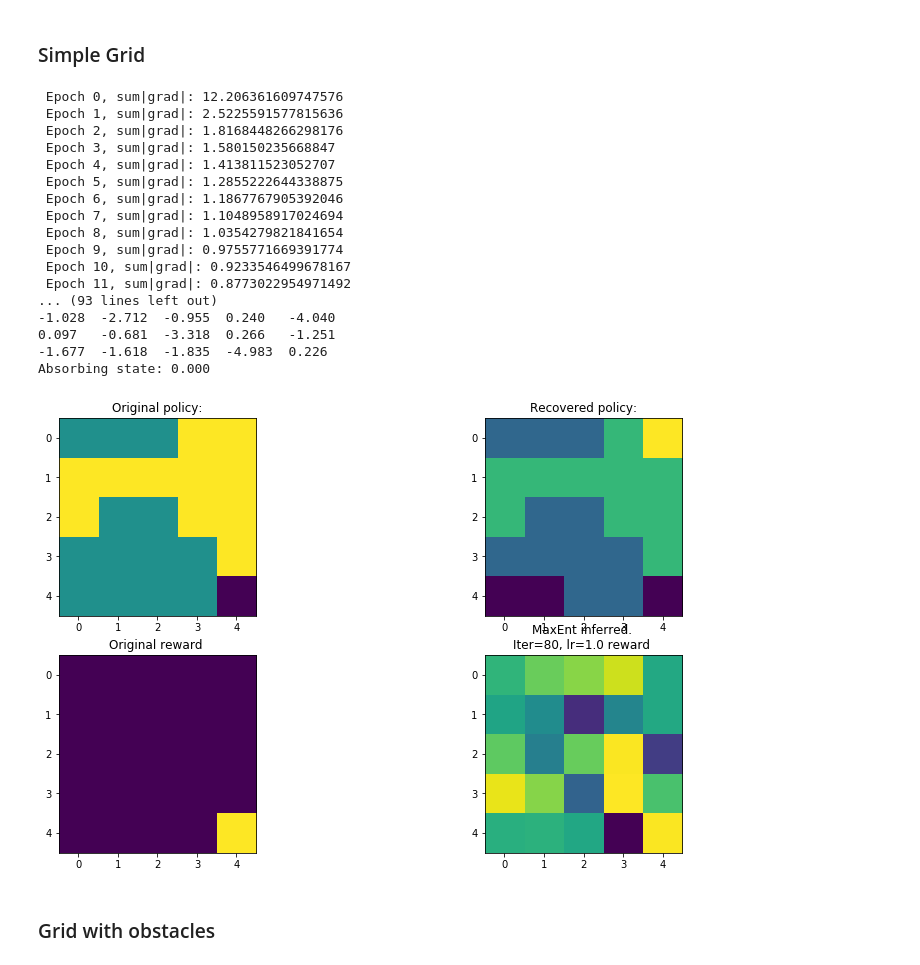
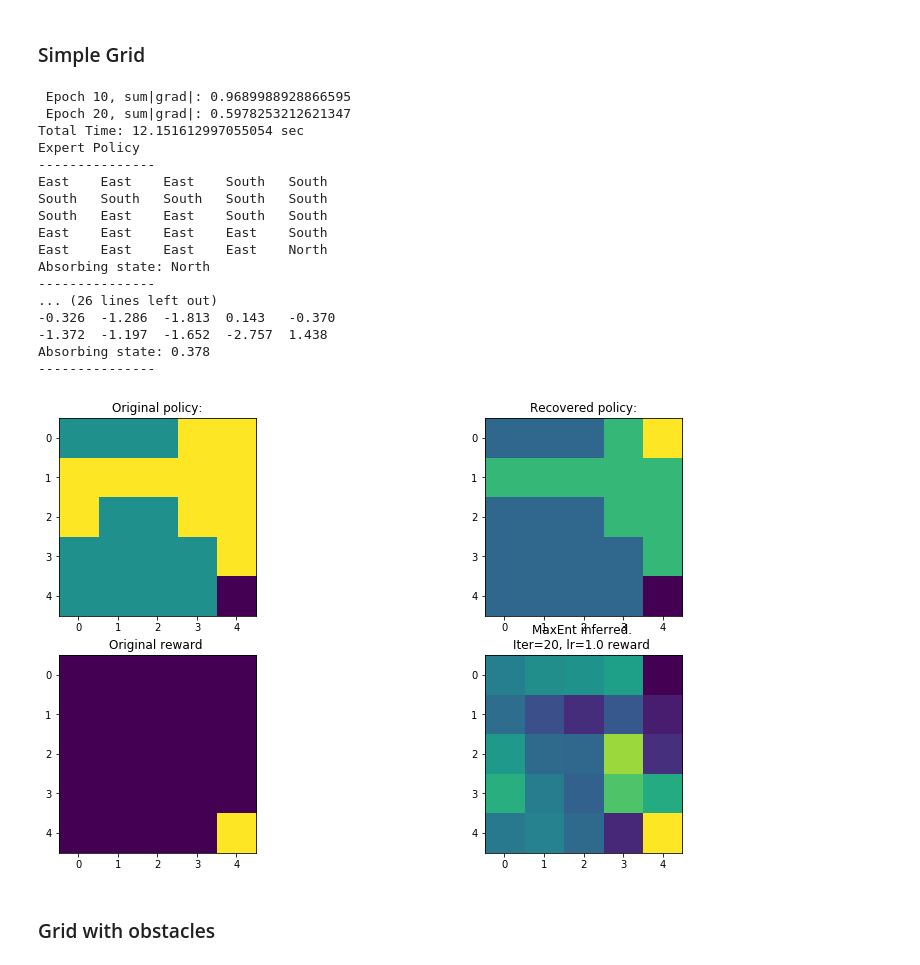
Before and after one commit to yrevar/inverse_rl, a Jupyter notebook: environments/IRL_Experiments.ipynb, the cells around one changed output. Cells and saved outputs as stored; diff of their text form; code cells hidden in the pictures.

```diff
--- a/environments/IRL_Experiments.ipynb
+++ b/environments/IRL_Experiments.ipynb
@@ -27,17 +27,18 @@ def run_max_ent_gridworld_experiment(grid,
                                      terminal_state_potential_fn=terminal_state_potential_fn,
                                      linear_features=True,
                                      init_state_idx="random",
-                                     vi_eps=1e-6,
+                                     vi_eps=1e-3,
                                      living_reward=-0.04,
                                      obstacle_reward=-0.5,
-                                     avoid_obstacles=True,
+                                     visit_obstacles=False,
                                      gamma=0.99,
-                                     silent=False):
+                                     silent=True,
+                                     epoch_summary_rate=None):
 
-    gw = MDPGridWorld(grid, living_reward, gamma, action_noise_dist, obstacle_reward, silent=True)
+    gw = MDPGridWorld(grid, living_reward, gamma, action_noise_dist, obstacle_reward, visit_obstacles, silent=silent)
     phi=lambda x: terminal_state_potential_fn(x, gw.absorbing_state_idx)
     trajectories = np.asarray(gw.sample_trajectories(n_traj, init_state_idx=init_state_idx,
-                                                     max_length=max_traj_len, avoid_obtacles=avoid_obstacles), dtype=np.int)
+                                                     max_length=max_traj_len, visit_obstacles_as_init=visit_obstacles), dtype=np.int)
     start = time.time()
     if linear_features:
         feature_matrix = gw.get_state_grid_features_matrix()
@@ -47,8 +48,8 @@ def run_max_ent_gridworld_experiment(grid,
     R = max_ent_irl(trajectories, feature_matrix,
                     gw.gamma, gw.nA, gw.T,
                     n_epochs, learning_rate,
-                    phi, vi_eps=vi_eps, silent=silent)
-    print("Epochs:{} Total Time: {} sec".format(n_epochs, time.time()-start))
+                    phi, vi_eps=vi_eps, epoch_summary_rate=epoch_summary_rate)
+    print("Total Time: {} sec".format(time.time()-start))
     return R, gw, trajectories, feature_matrix
 # %%
 def plot_results(gw, grid, R, n_epochs, learning_rate):
@@ -223,48 +417,48 @@ action_noise_dist = [0.1, 0.8, 0.1]
 # %%
 np.random.seed(0)
 grid = [[' ',' ',' ',' ',' '],
                 [' ',' ',' ',' ',' '],
                 [' ',' ',' ',' ',' '],
                 [' ',' ',' ',' ',' '],
                 [' ',' ',' ',' ',+1]]
-n_epochs, lr = 80, 1.
-n_traj, max_traj_len = 20000, 40
+n_epochs, lr = 20, 1.
+n_traj, max_traj_len = 1000, 40
 R, gw, trajectories, feature_matrix = \
                     run_max_ent_gridworld_experiment(grid,
                                      n_traj=n_traj,
                                      max_traj_len=max_traj_len,
                                      n_epochs=n_epochs,
                                      learning_rate=lr,
                                      action_noise_dist=action_noise_dist,
                                      terminal_state_potential_fn=terminal_state_potential_fn,
                                      linear_features=True,
                                      init_state_idx="random",
                                      vi_eps=1e-3,
                                      living_reward=-0.04,
                                      obstacle_reward=-0.5,
-                                     avoid_obstacles=True,
+                                     visit_obstacles=True,
                                      gamma=0.99,
-                                     silent=False)
+                                     epoch_summary_rate=10)
 plot_results(gw, grid, R, n_epochs, lr)
 # %% [output]
- Epoch 0, sum|grad|: 12.206361609747576
- Epoch 1, sum|grad|: 2.5225591577815636
- Epoch 2, sum|grad|: 1.8168448266298176
- Epoch 3, sum|grad|: 1.580150235668847
- Epoch 4, sum|grad|: 1.413811523052707
- Epoch 5, sum|grad|: 1.2855222644338875
- Epoch 6, sum|grad|: 1.1867767905392046
- Epoch 7, sum|grad|: 1.1048958917024694
- Epoch 8, sum|grad|: 1.0354279821841654
- Epoch 9, sum|grad|: 0.9755771669391774
- Epoch 10, sum|grad|: 0.9233546499678167
- Epoch 11, sum|grad|: 0.8773022954971492
-... (93 lines left out)
--1.028  -2.712  -0.955  0.240   -4.040
-0.097   -0.681  -3.318  0.266   -1.251
--1.677  -1.618  -1.835  -4.983  0.226
-Absorbing state: 0.000
+ Epoch 10, sum|grad|: 0.9689988928866595
+ Epoch 20, sum|grad|: 0.5978253212621347
+Total Time: 12.151612997055054 sec
+Expert Policy
+---------------
+East    East    East    South   South
+South   South   South   South   South
+South   East    East    South   South
+East    East    East    East    South
+East    East    East    East    North
+Absorbing state: North
+---------------
+... (26 lines left out)
+-0.326  -1.286  -1.813  0.143   -0.370
+-1.372  -1.197  -1.652  -2.757  1.438
+Absorbing state: 0.378
+---------------
-[figure, old version]
+[figure, new version]
 # %% [markdown]
 ### Grid with obstacles
 # %%
```
Also changed, not shown: parts of 18 cells of this notebook, 3 other files.
